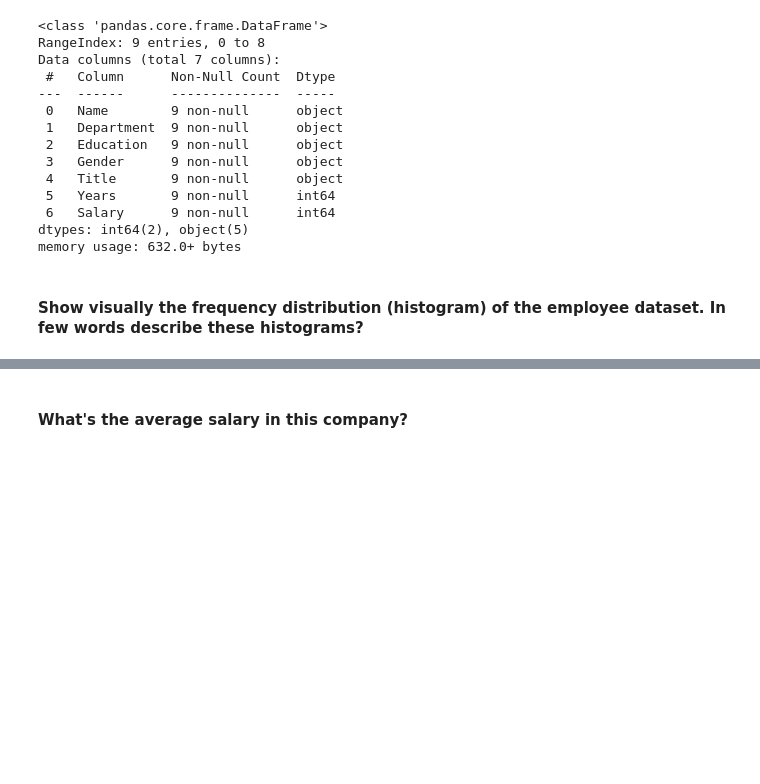
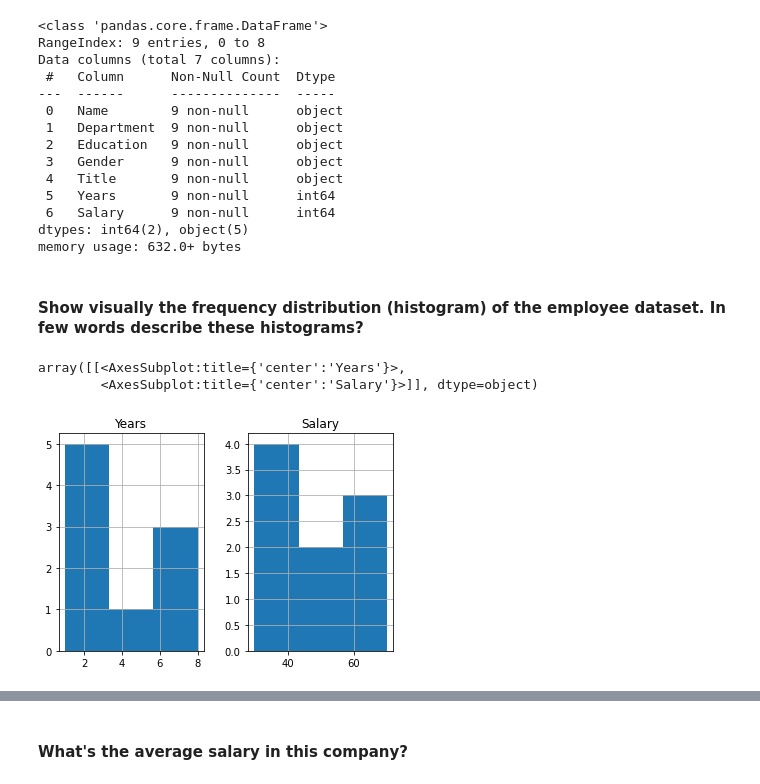
Before and after one commit to ta-data-mexpt/lab-subsetting-and-descriptive-stats, a Jupyter notebook: your-code/main.ipynb, the cells around one changed output, grey strips where cells are left out. Drawn from its saved outputs; the diff is of its cells as text; code cells hidden in the pictures; blank space fills up the shorter version.

Commit message:
Graficamos histogramas

```diff
--- a/your-code/main.ipynb
+++ b/your-code/main.ipynb
@@ -168,3 +169,9 @@ memory usage: 632.0+ bytes
 #### Show visually the frequency distribution (histogram) of the employee dataset. In few words describe these histograms?
 # %%
 # your answer here
+
+employee.hist(bins = 3)
+# %% [output]
+array([[<AxesSubplot:title={'center':'Years'}>,
+        <AxesSubplot:title={'center':'Salary'}>]], dtype=object)
+[figure, added]
```
Also changed, not shown: parts of 2 cells of this notebook.
